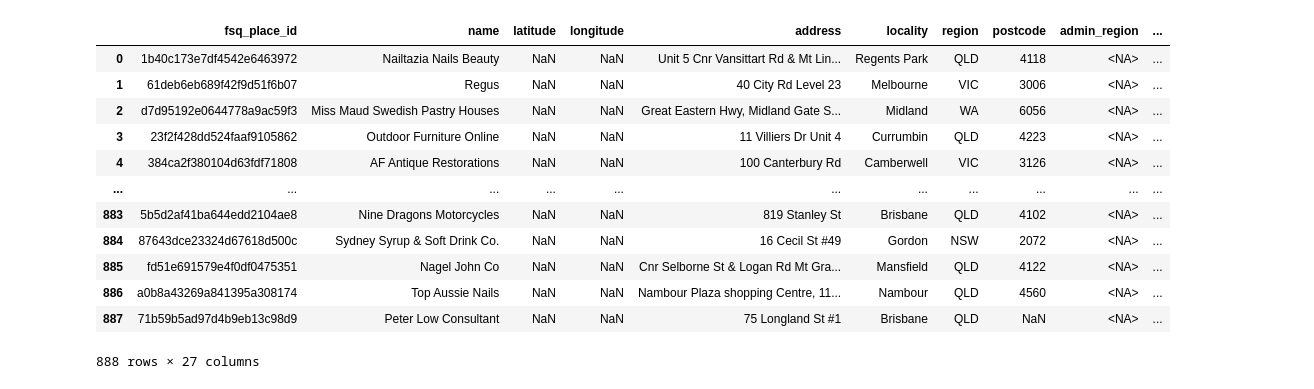
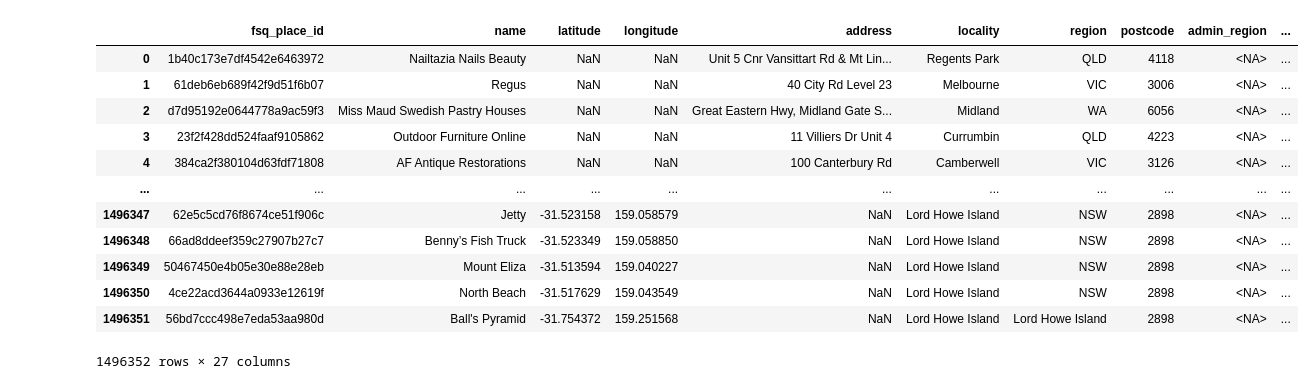
Before and after one commit to aleksej-stevanovic/data-hackathon, a Jupyter notebook: main.ipynb, the cells around one changed output. Drawn from its saved outputs; the diff is of its cells as text; code cells hidden in the pictures.

```diff
--- a/main.ipynb
+++ b/main.ipynb
@@ -63,26 +37,25 @@ display(results)
 # %%
 # Save the filtered Australian locations to a compressed Parquet file
 results.to_parquet('au_locations.parquet', index=False)
-# %%
-# Query the Parquet file directly from your hard drive
-fast_query = """
-    SELECT * FROM 'au_locations.parquet'
-    WHERE name IS NOT NULL;
-"""
-
-new_results = db.query(fast_query).df()
-display(new_results)
-# %% [output]
-|  | fsq_place_id | name | latitude | longitude | address | locality | region | postcode | admin_region | ... |
-| 0 | 1b40c173e7df4542e6463972 | Nailtazia Nails Beauty | NaN | NaN | Unit 5 Cnr Vansittart Rd & Mt Lin... | Regents Park | QLD | 4118 | <NA> | ... |
-| 1 | 61deb6eb689f42f9d51f6b07 | Regus | NaN | NaN | 40 City Rd Level 23 | Melbourne | VIC | 3006 | <NA> | ... |
-| 2 | d7d95192e0644778a9ac59f3 | Miss Maud Swedish Pastry Houses | NaN | NaN | Great Eastern Hwy, Midland Gate S... | Midland | WA | 6056 | <NA> | ... |
-| 3 | 23f2f428dd524faaf9105862 | Outdoor Furniture Online | NaN | NaN | 11 Villiers Dr Unit 4 | Currumbin | QLD | 4223 | <NA> | ... |
-| 4 | 384ca2f380104d63fdf71808 | AF Antique Restorations | NaN | NaN | 100 Canterbury Rd | Camberwell | VIC | 3126 | <NA> | ... |
-| ... | ... | ... | ... | ... | ... | ... | ... | ... | ... | ... |
-| 883 | 5b5d2af41ba644edd2104ae8 | Nine Dragons Motorcycles | NaN | NaN | 819 Stanley St | Brisbane | QLD | 4102 | <NA> | ... |
-| 884 | 87643dce23324d67618d500c | Sydney Syrup & Soft Drink Co. | NaN | NaN | 16 Cecil St #49 | Gordon | NSW | 2072 | <NA> | ... |
-| 885 | fd51e691579e4f0df0475351 | Nagel John Co | NaN | NaN | Cnr Selborne St & Logan Rd Mt Gra... | Mansfield | QLD | 4122 | <NA> | ... |
-| 886 | a0b8a43269a841395a308174 | Top Aussie Nails | NaN | NaN | Nambour Plaza shopping Centre, 11... | Nambour | QLD | 4560 | <NA> | ... |
-| 887 | 71b59b5ad97d4b9eb13c98d9 | Peter Low Consultant | NaN | NaN | 75 Longland St #1 | Brisbane | QLD | NaN | <NA> | ... |
-888 rows × 27 columns
+# %%
+# Query the entire global dataset
+sql_query = """
+    SELECT * FROM 'au_locations.parquet'
+"""
+
+aus_results = db.query(sql_query).df()
+display(aus_results)
+# %% [output]
+|  | fsq_place_id | name | latitude | longitude | address | locality | region | postcode | admin_region | ... |
+| 0 | 1b40c173e7df4542e6463972 | Nailtazia Nails Beauty | NaN | NaN | Unit 5 Cnr Vansittart Rd & Mt Lin... | Regents Park | QLD | 4118 | <NA> | ... |
+| 1 | 61deb6eb689f42f9d51f6b07 | Regus | NaN | NaN | 40 City Rd Level 23 | Melbourne | VIC | 3006 | <NA> | ... |
+| 2 | d7d95192e0644778a9ac59f3 | Miss Maud Swedish Pastry Houses | NaN | NaN | Great Eastern Hwy, Midland Gate S... | Midland | WA | 6056 | <NA> | ... |
+| 3 | 23f2f428dd524faaf9105862 | Outdoor Furniture Online | NaN | NaN | 11 Villiers Dr Unit 4 | Currumbin | QLD | 4223 | <NA> | ... |
+| 4 | 384ca2f380104d63fdf71808 | AF Antique Restorations | NaN | NaN | 100 Canterbury Rd | Camberwell | VIC | 3126 | <NA> | ... |
+| ... | ... | ... | ... | ... | ... | ... | ... | ... | ... | ... |
+| 1496347 | 62e5c5cd76f8674ce51f906c | Jetty | -31.523158 | 159.058579 | NaN | Lord Howe Island | NSW | 2898 | <NA> | ... |
+| 1496348 | 66ad8ddeef359c27907b27c7 | Benny’s Fish Truck | -31.523349 | 159.058850 | NaN | Lord Howe Island | NSW | 2898 | <NA> | ... |
+| 1496349 | 50467450e4b05e30e88e28eb | Mount Eliza | -31.513594 | 159.040227 | NaN | Lord Howe Island | NSW | 2898 | <NA> | ... |
+| 1496350 | 4ce22acd3644a0933e12619f | North Beach | -31.517629 | 159.043549 | NaN | Lord Howe Island | NSW | 2898 | <NA> | ... |
+| 1496351 | 56bd7ccc498e7eda53aa980d | Ball's Pyramid | -31.754372 | 159.251568 | NaN | Lord Howe Island | Lord Howe Island | 2898 | <NA> | ... |
+1496352 rows × 27 columns
```
Also changed, not shown: parts of 5 cells of this notebook.
